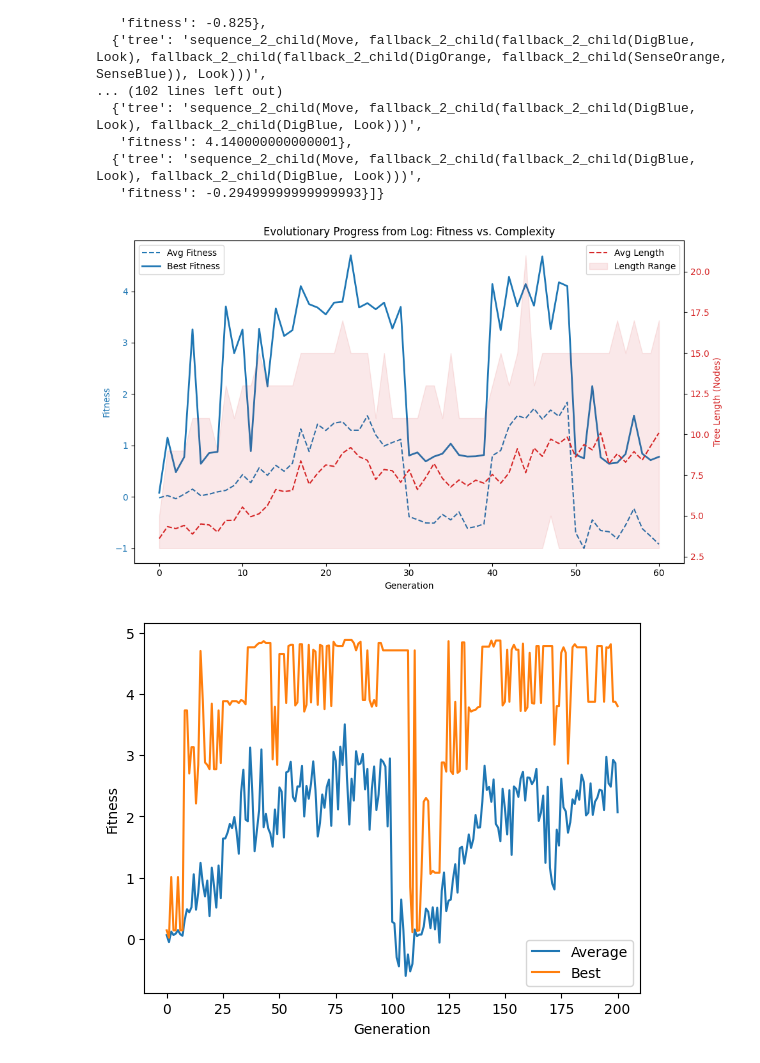
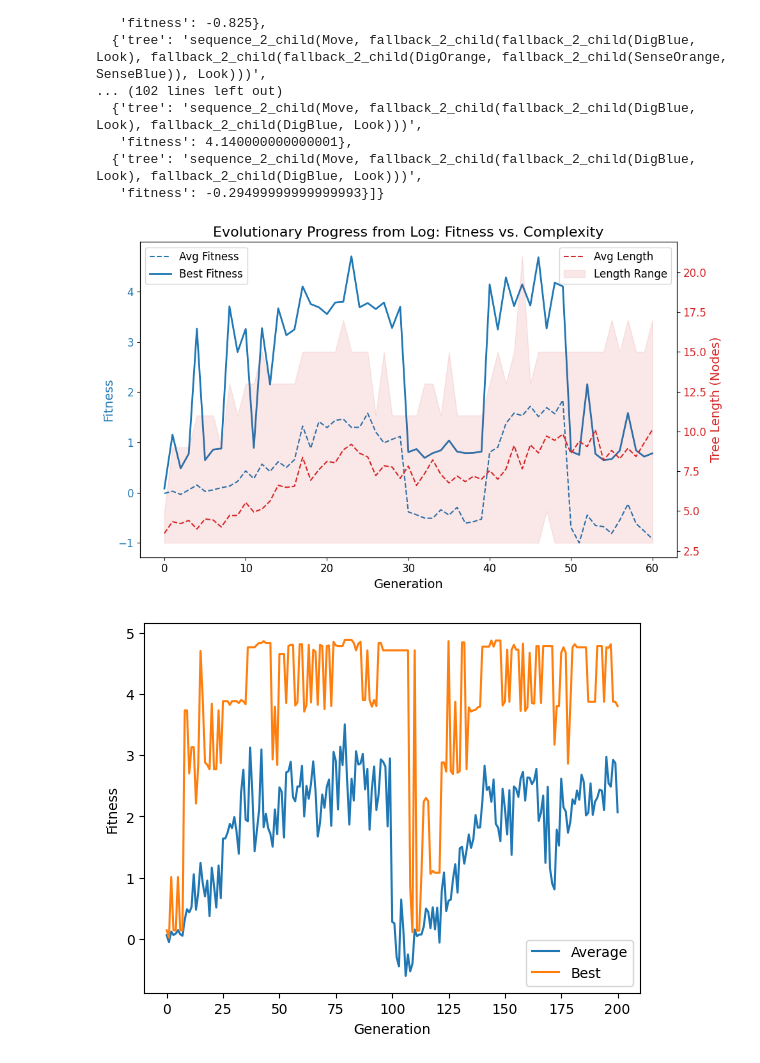
Before and after one commit to RealBenTen10/Swarmcraft, a Jupyter notebook: swarmcraft/stats/analysis.ipynb, the cells around one changed output. Saved outputs shown, nothing was run; the diff lists cells and outputs as text; code cells hidden in the pictures.

```diff
--- a/swarmcraft/stats/analysis.ipynb
+++ b/swarmcraft/stats/analysis.ipynb
@@ -2,0 +21,19 @@
+# %%
+import matplotlib.pyplot as plt
+import numpy as np
+
+fitness = fitness_values[:1200]
+t = len(fitness)
+print(t)
+mean_fitness = np.mean(fitness)
+std_fitness = np.std(fitness)
+min_fitness = np.min(fitness)
+max_fitness = np.max(fitness)
+
+print(mean_fitness, std_fitness, min_fitness, max_fitness)
+plt.figure()
+plt.boxplot(fitness, vert=True)
+plt.scatter(1, mean_fitness)
+plt.ylabel("Fitness")
+plt.title("Fitness Distribution of a Fixed Behavior Tree\n(Blue Wool Task, Multiple Environment Initializations)")
+plt.show()
@@ -174,42 +175,44 @@ if current_gen is not None:
 # --- Compute statistics ---
 gens = [d['gen'] for d in generations]
 avg_fitness = [np.mean([ind['fitness'] for ind in d['individuals']]) for d in generations]
 best_fitness = [np.max([ind['fitness'] for ind in d['individuals']]) for d in generations]
 
 avg_length = []
 max_length = []
 min_length = []
 
 for d in generations:
     lengths = [len(gp.PrimitiveTree.from_string(ind['tree'], pset)) for ind in d['individuals']]
     avg_length.append(np.mean(lengths))
     max_length.append(np.max(lengths))
     min_length.append(np.min(lengths))
 
 # --- Plotting ---
 fig, ax1 = plt.subplots(figsize=(10, 6))
 
 # Fitness
-ax1.set_xlabel("Generation")
-ax1.set_ylabel("Fitness", color="tab:blue")
+ax1.set_xlabel("Generation", fontsize=14)
+ax1.set_ylabel("Fitness", color="tab:blue", fontsize=14)
 ax1.plot(gens, avg_fitness, label="Avg Fitness", color="tab:blue", linestyle="--")
 ax1.plot(gens, best_fitness, label="Best Fitness", color="tab:blue", linewidth=2)
-ax1.tick_params(axis='y', labelcolor="tab:blue")
+ax1.tick_params(axis='y', labelcolor="tab:blue", labelsize=12)
+ax1.tick_params(axis='x', labelsize=12)
 
 # Tree length
 ax2 = ax1.twinx()
-ax2.set_ylabel("Tree Length (Nodes)", color="tab:red")
+ax2.set_ylabel("Tree Length (Nodes)", color="tab:red", fontsize=14)
 ax2.plot(gens, avg_length, label="Avg Length", color="tab:red", linestyle="--")
 ax2.fill_between(gens, min_length, max_length, color="tab:red", alpha=0.1, label="Length Range")
-ax2.tick_params(axis='y', labelcolor="tab:red")
+ax2.tick_params(axis='y', labelcolor="tab:red", labelsize=12)
 
-plt.title("Evolutionary Progress from Log: Fitness vs. Complexity")
+plt.title("Evolutionary Progress from Log: Fitness vs. Complexity", fontsize=16)
 fig.tight_layout()
-ax1.legend(loc="upper left")
-ax2.legend(loc="upper right")
+ax1.legend(loc="upper left", fontsize=12)
+ax2.legend(loc="upper right", fontsize=12)
+
 plt.show()
 # %% [output]
-[figure, old version]
+[figure, new version]
 # %%
 
 data = {}
```
Also changed, not shown: parts of 7 cells of this notebook, 4 other files.
